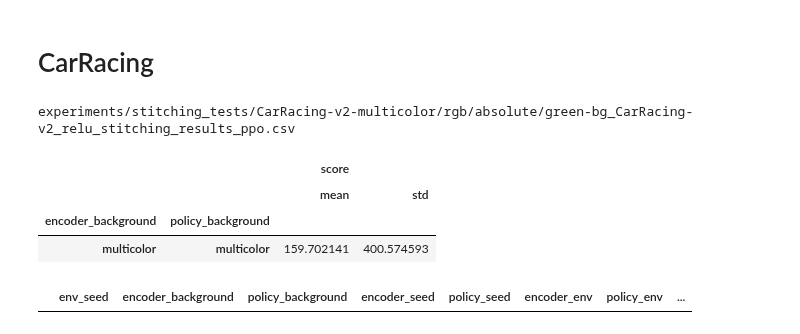
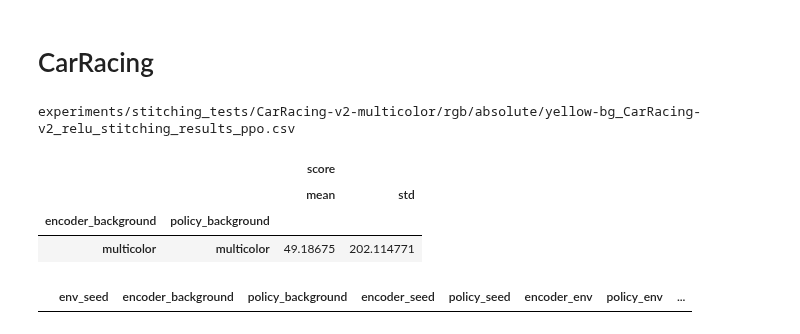
Before and after one commit to antoniopioricciardi/rl_relrepr_gymnasium, a Jupyter notebook: notebooks/stitching_results.ipynb, the cells around one changed output. Saved outputs shown, nothing was run; the diff lists cells and outputs as text; code cells hidden in the pictures.

```diff
--- a/notebooks/stitching_results.ipynb
+++ b/notebooks/stitching_results.ipynb
@@ -59,36 +59,36 @@ model_activation = "relu"
 model_algo = "ppo"
 
 
 stitch_filename = f"experiments/stitching_tests/{env_id}/{env_info}/{stitching_method}/"
 if stitching_method == "translate":
     stitch_filename += f"{anchoring_method}/"
 if stitching_method == "relative":
     stitch_filename += f"a_{a_alpha}/"
 stitch_filename += f"{env_id_encoder}_{model_activation}_stitching_results_{model_algo}.csv"
 
-stitch_filename = "experiments/stitching_tests/CarRacing-v2-multicolor/rgb/absolute/green-bg_CarRacing-v2_relu_stitching_results_ppo.csv"
+stitch_filename = "experiments/stitching_tests/CarRacing-v2-multicolor/rgb/absolute/yellow-bg_CarRacing-v2_relu_stitching_results_ppo.csv"
 
 print(stitch_filename, "\n")
 
 df = pd.read_csv(stitch_filename)
 
 # Convert 'encoder_background' to categorical with specified order
 df['encoder_background'] = pd.Categorical(df['encoder_background'], categories=encoder_order, ordered=True)
 
 # Convert 'policy_background' to categorical with specified order
 df['policy_background'] = pd.Categorical(df['policy_background'], categories=encoder_order, ordered=True)
 
 # df.groupby(['encoder_background', 'policy_background']).agg({'max_score_reached': ['mean', 'std']})
 # show another column "score" next to max_score columnm containing the mean and std of the score
 # df.groupby(['encoder_background', 'policy_background']).agg({'max_score_reached': ['mean', 'std'], 'score': ['mean', 'std']})
 
 df.groupby(['encoder_background', 'policy_background']).agg({'score': ['mean', 'std']})
 # %% [output]
-experiments/stitching_tests/CarRacing-v2-multicolor/rgb/absolute/green-bg_CarRacing-v2_relu_stitching_results_ppo.csv
+experiments/stitching_tests/CarRacing-v2-multicolor/rgb/absolute/yellow-bg_CarRacing-v2_relu_stitching_results_ppo.csv
 |  |  | score |  |
 |  |  | mean | std |
 | encoder_background | policy_background |  |  |
-| multicolor | multicolor | 159.702141 | 400.574593 |
+| multicolor | multicolor | 49.18675 | 202.114771 |
 # %%
 # get encoder seed and policy seed that have top average score for encoder_background=green and policy_background=red
 df[(df['encoder_background'] == 'green') & (df['policy_background'] == 'red')].sort_values(by='score', ascending=False).head(1)
```
Also changed, not shown: parts of 5 cells of this notebook, 2 other files.
